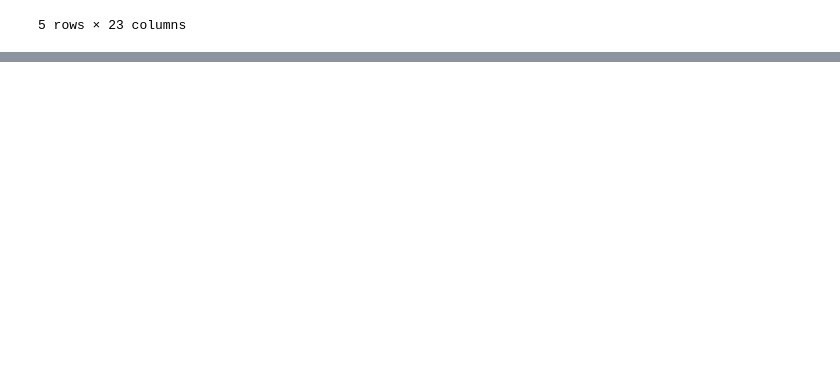
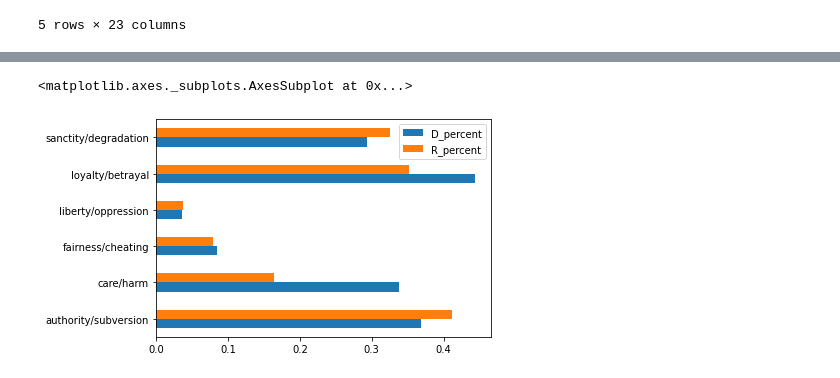
Before and after one commit to falahamro/Moral-Foundations-Analysis, a Jupyter notebook: Mapping_Moral_Foundations_of_Republicans_and_Democrats.ipynb, the cells around one changed output, grey strips where cells are left out. Drawn from its saved outputs; the diff is of its cells as text; code cells hidden in the pictures; blank space fills up the shorter version.

```diff
--- a/Mapping_Moral_Foundations_of_Republicans_and_Democrats.ipynb
+++ b/Mapping_Moral_Foundations_of_Republicans_and_Democrats.ipynb
@@ -352,0 +482,5 @@ campaign.head()
+# %%
+# we comine the avg stats on both parties using the join function .join
+
+all_avg_stats = avg_dem_stats.join(avg_rep_stats)
+all_avg_stats
@@ -352,0 +495,7 @@ campaign.head()
+# %%
+# we plot the avg stats for both parties
+
+all_avg_stats.plot.barh()
+# %% [output]
+<matplotlib.axes._subplots.AxesSubplot at 0x...>
+[figure, added]
```
Also changed, not shown: parts of 27 cells of this notebook.
